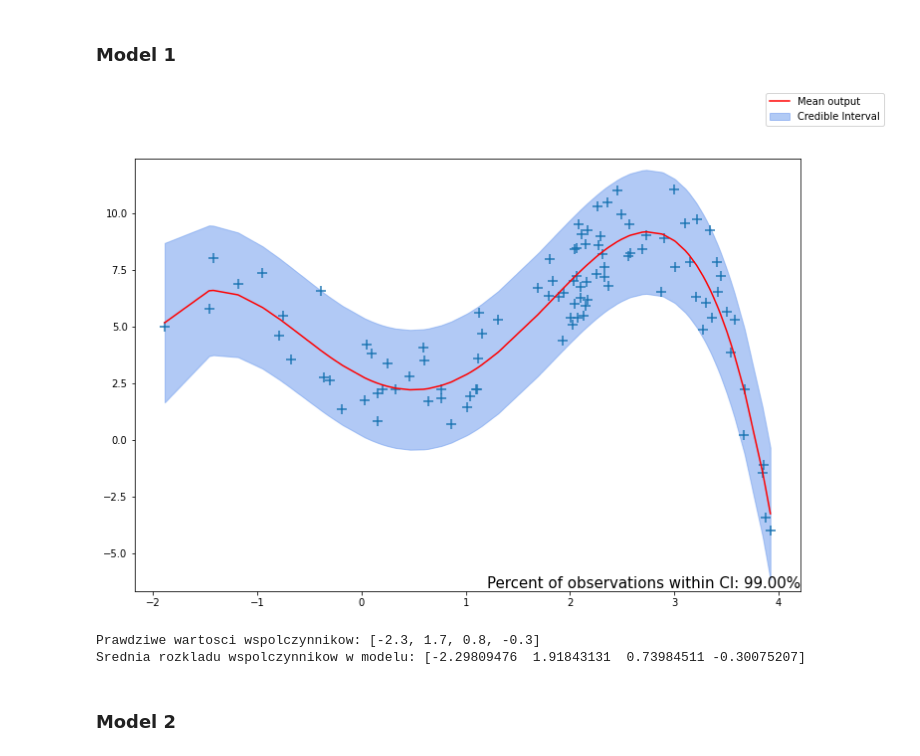
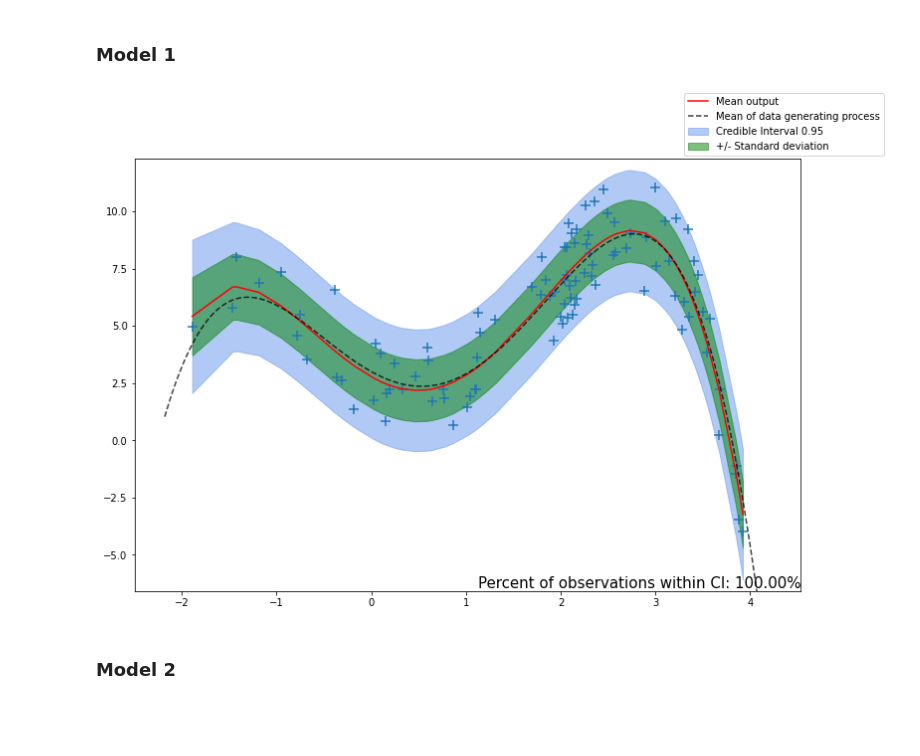
Before and after one commit to pwr-ai-pgm/pmg2021-lecture-9, a Jupyter notebook: lecture/Lecture.ipynb, the cells around one changed output. Cells and saved outputs as stored; diff of their text form; code cells hidden in the pictures; blank space fills up the shorter version.

```diff
--- a/lecture/Lecture.ipynb
+++ b/lecture/Lecture.ipynb
@@ -115,14 +121,10 @@ model_3, x_3 = get_model_3(data)
 # %%
 from src.vis import plot_model
 from src.data import _data_coef
 
-plot_model(model=model_1, x=x_1, y=data[1])
-print('Prawdziwe wartosci wspolczynnikow:', _data_coef)
-print('Srednia rozkladu wspolczynnikow w modelu:', model_1.mean)
+plot_model(model=model_1, x=x_1, x_org=data[0], y=data[1])
 # %% [output]
-[figure, old version]
+[figure, new version]
-Prawdziwe wartosci wspolczynnikow: [-2.3, 1.7, 0.8, -0.3]
-Srednia rozkladu wspolczynnikow w modelu: [-2.29809476  1.91843131  0.73984511 -0.30075207]
 # %% [markdown]
 ### Model 2
 # %%
```
Also changed, not shown: parts of 43 cells of this notebook, 8 other files.
